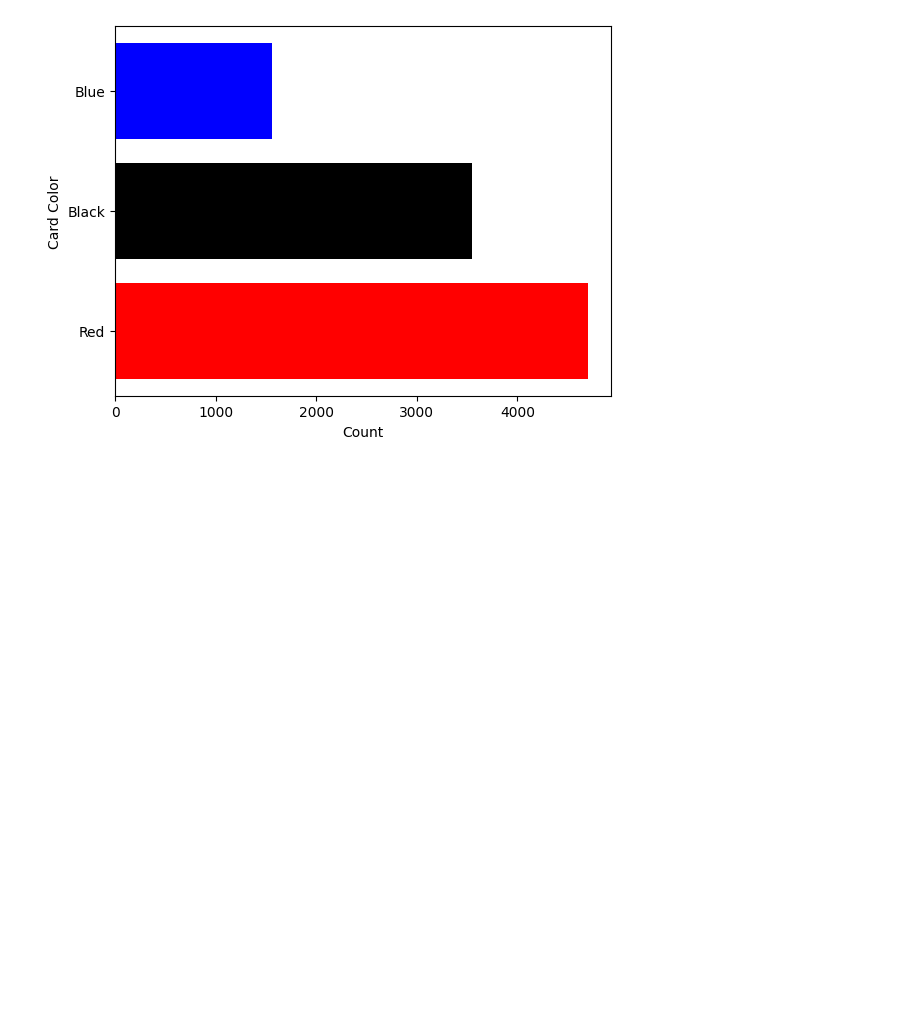
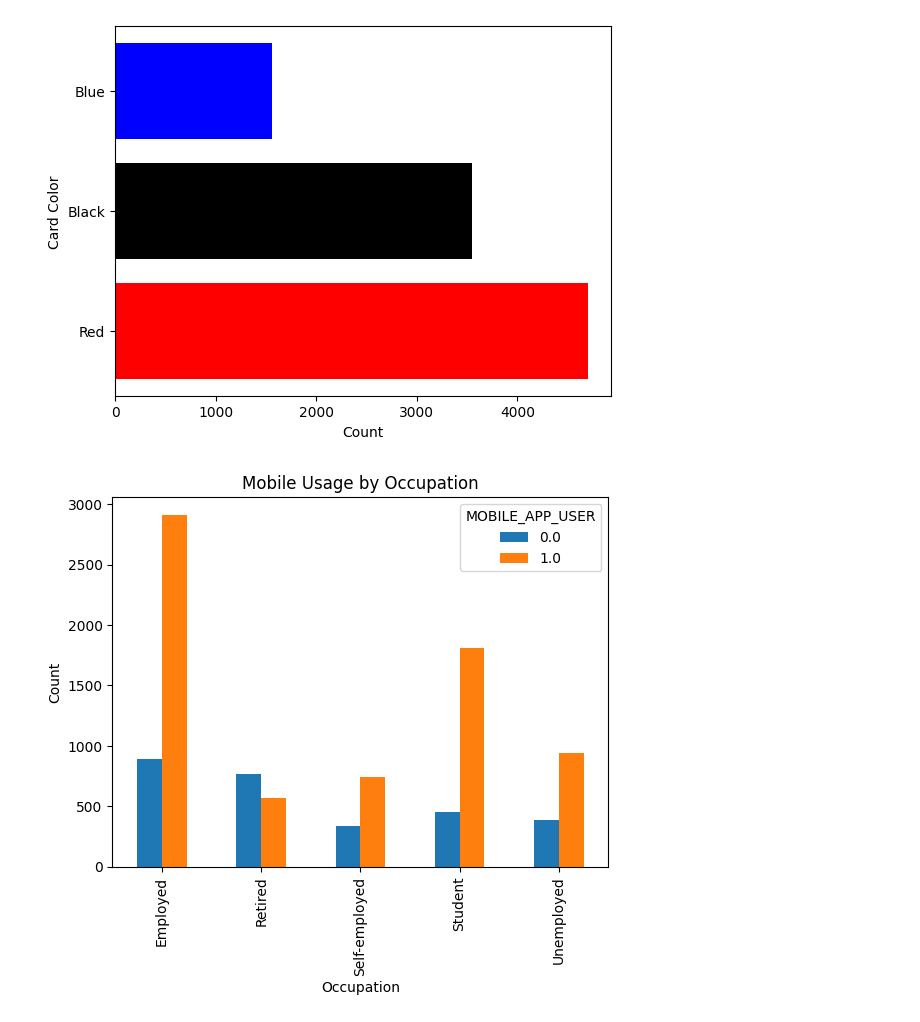
Before and after one commit to ShubhamSingh-9/Captial-one-Stepup-challenge, a Jupyter notebook: Capital One Career Challenge.ipynb, the cells around one changed output. Cells and saved outputs as stored; diff of their text form; code cells hidden in the pictures; blank space fills up the shorter version.

```diff
--- a/Capital One Career Challenge.ipynb
+++ b/Capital One Career Challenge.ipynb
@@ -313,3 +222,21 @@ plt.ylabel('Card Color')
 plt.show()
 # %% [output]
 [figure]
+# %%
+import matplotlib.pyplot as plt
+
+# Count the occurrences of each combination of occupation and mobile values
+counts = df.groupby(['OCCUPATION', 'MOBILE_APP_USER']).size().unstack()
+
+# Plot the counts
+counts.plot(kind='bar')
+
+# Add labels and title
+plt.xlabel('Occupation')
+plt.ylabel('Count')
+plt.title('Mobile Usage by Occupation')
+
+# Show the plot
+plt.show()
+# %% [output]
+[figure, added]
```
Also changed, not shown: parts of 9 cells of this notebook.
